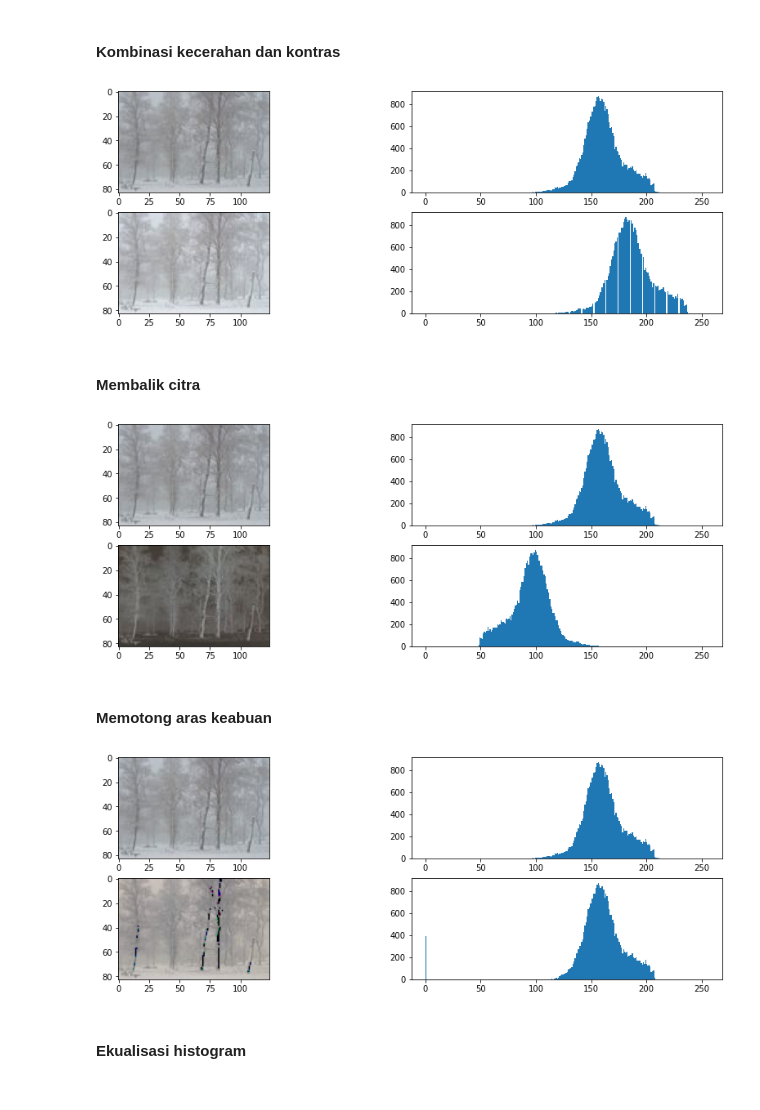
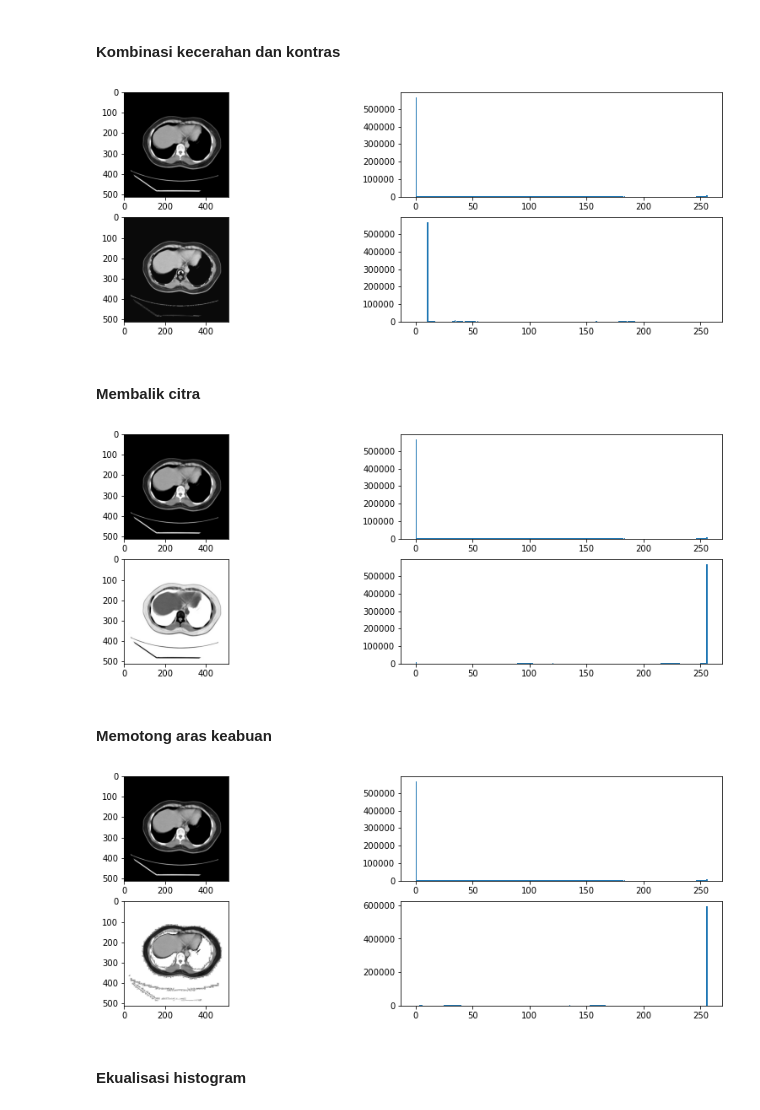
Before and after one commit to tezaalfian/praktikum-pengolahan-citra, a Jupyter notebook: pre-praktikum-3-histogram.ipynb, the cells around one changed output. Drawn from its saved outputs; the diff is of its cells as text; code cells hidden in the pictures.

```diff
--- a/pre-praktikum-3-histogram.ipynb
+++ b/pre-praktikum-3-histogram.ipynb
@@ -5,7 +5,7 @@ import cv2
 import matplotlib.pyplot as plt
 import numpy as np
 # %%
-img = cv2.imread("image/img_gray.jpg")
+img = cv2.imread("image/I00004B.bmp")
 # %%
 img = cv2.cvtColor(img, cv2.COLOR_BGR2RGB)
 # %%
@@ -78,7 +78,7 @@ axs[1,0].imshow(img_hasil)
 axs[1,1].hist(img_hasil.ravel(),256,[0,256])
 plt.show()
 # %% [output]
-[figure, old version]
+[figure, new version]
 # %% [markdown]
 #### Membalik citra
 # %%
@@ -98,31 +98,31 @@ axs[1,0].imshow(citra_negatif)
 axs[1,1].hist(citra_negatif.ravel(),256,[0,256])
 plt.show()
 # %% [output]
-[figure, old version]
+[figure, new version]
 # %% [markdown]
 #### Memotong aras keabuan
 # %%
-f1 = 120
+f1 = 2
 f2 = 220
-citra_keabuan = cv2.imread("image/img_gray.jpg")
+citra_keabuan = cv2.imread("image/I00004B.bmp")
 for x in range(baris) :
     for y in range(kolom) :
         fyx = img[x,y]
         for z in range(3) :
             if fyx[z] <= f1 :
-                citra_keabuan[x,y][z] = 0
+                citra_keabuan[x,y][z] = 255
             elif fyx[z] >= f2 :
                 citra_keabuan[x,y][z] = 255
 
 citra_keabuan = citra_keabuan.astype(np.uint8)
 fig, axs = plt.subplots(2,2,figsize=(15,5))
-axs[0,0].imshow(img)
+axs[0,0].imshow(cv2.cvtColor(img, cv2.COLOR_BGR2RGB))
 axs[0,1].hist(img.ravel(),256,[0,256])
-axs[1,0].imshow(citra_keabuan)
+axs[1,0].imshow(cv2.cvtColor(citra_keabuan, cv2.COLOR_BGR2RGB))
 axs[1,1].hist(citra_keabuan.ravel(),256,[0,256])
 plt.show()
 # %% [output]
-[figure, old version]
+[figure, new version]
 # %% [markdown]
 #### Ekualisasi histogram
 # %%
```
Also changed, not shown: parts of 3 cells of this notebook, 2 other files.
